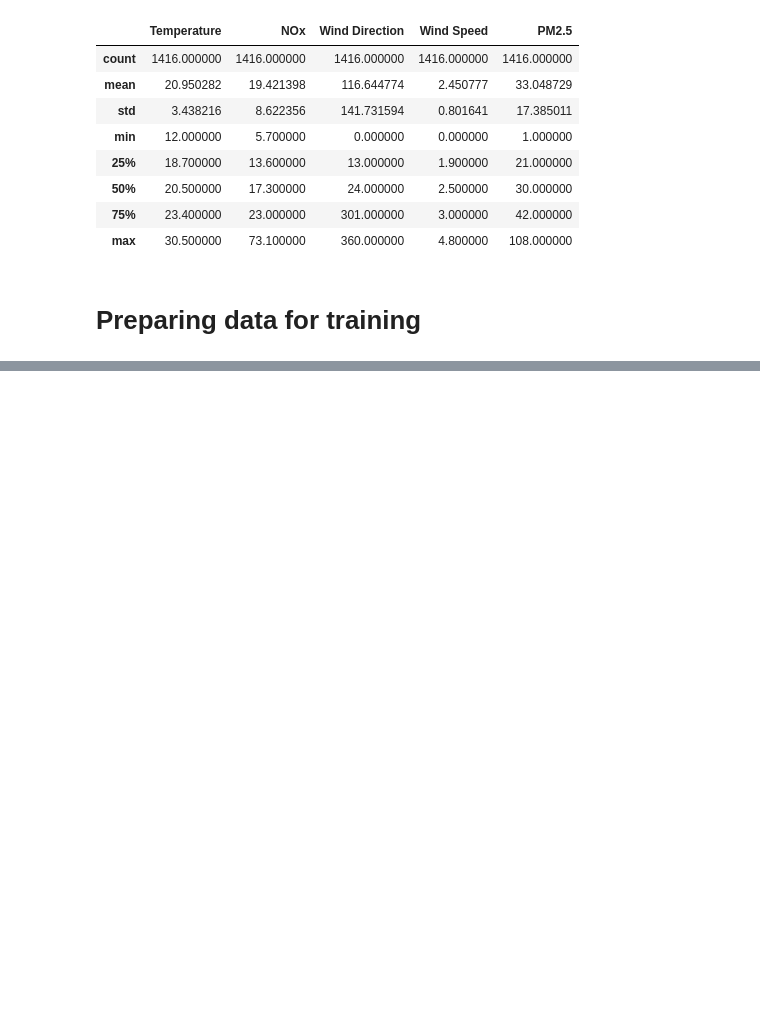
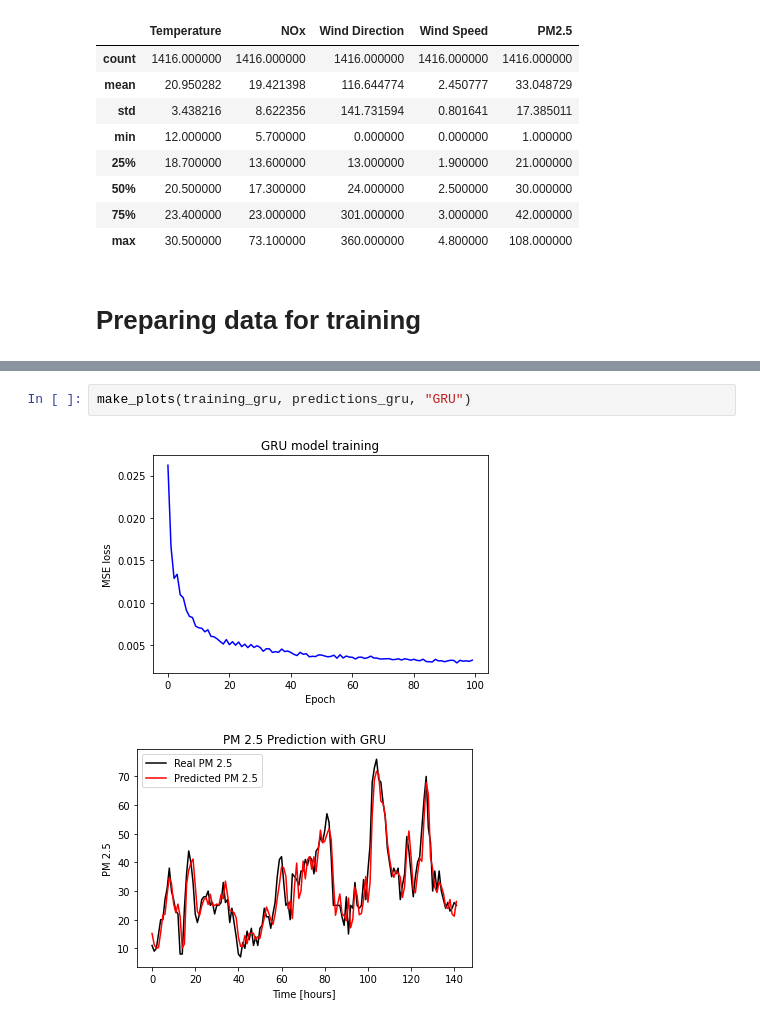
Before and after one commit to KamilBartosik/RNN_AirPolutionPrediction, a Jupyter notebook: RNN_AirPolutionData.ipynb, the cells around one changed output, grey strips where cells are left out. Saved outputs shown, nothing was run; the diff lists cells and outputs as text; blank space fills up the shorter version.

```diff
--- a/RNN_AirPolutionData.ipynb
+++ b/RNN_AirPolutionData.ipynb
@@ -251,0 +453,5 @@ df.describe()
+# %%
+make_plots(training_gru, predictions_gru, "GRU")
+# %% [output]
+[figure, added]
+[figure, added]
```
Also changed, not shown: parts of 45 cells of this notebook.
